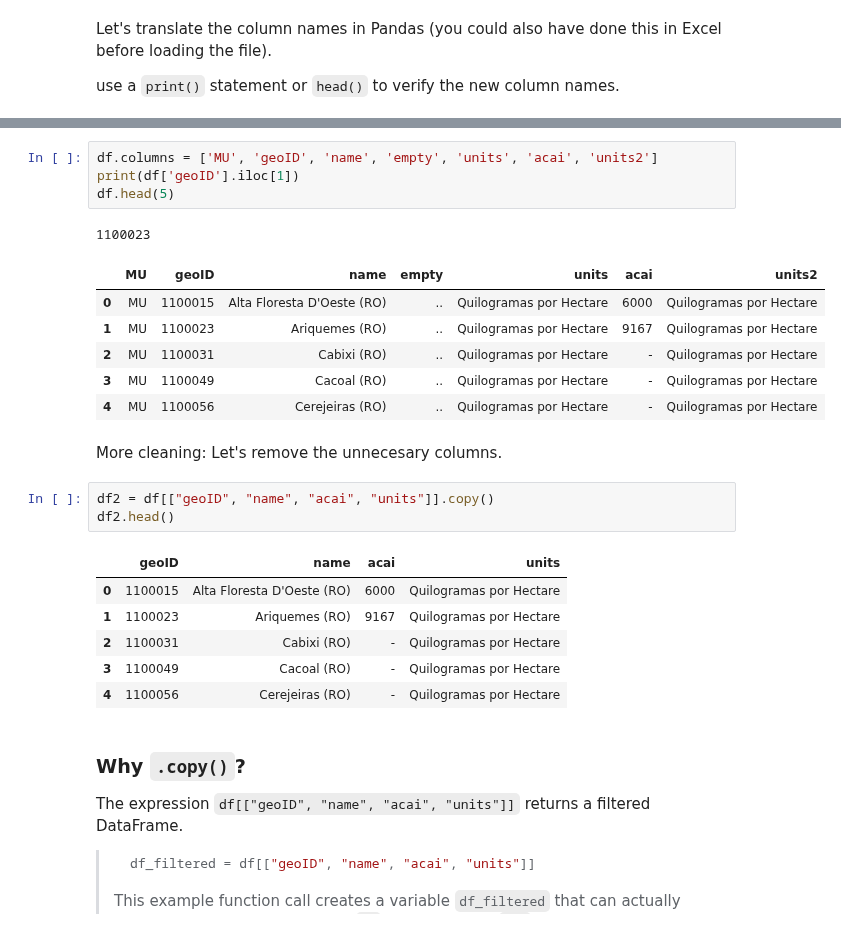
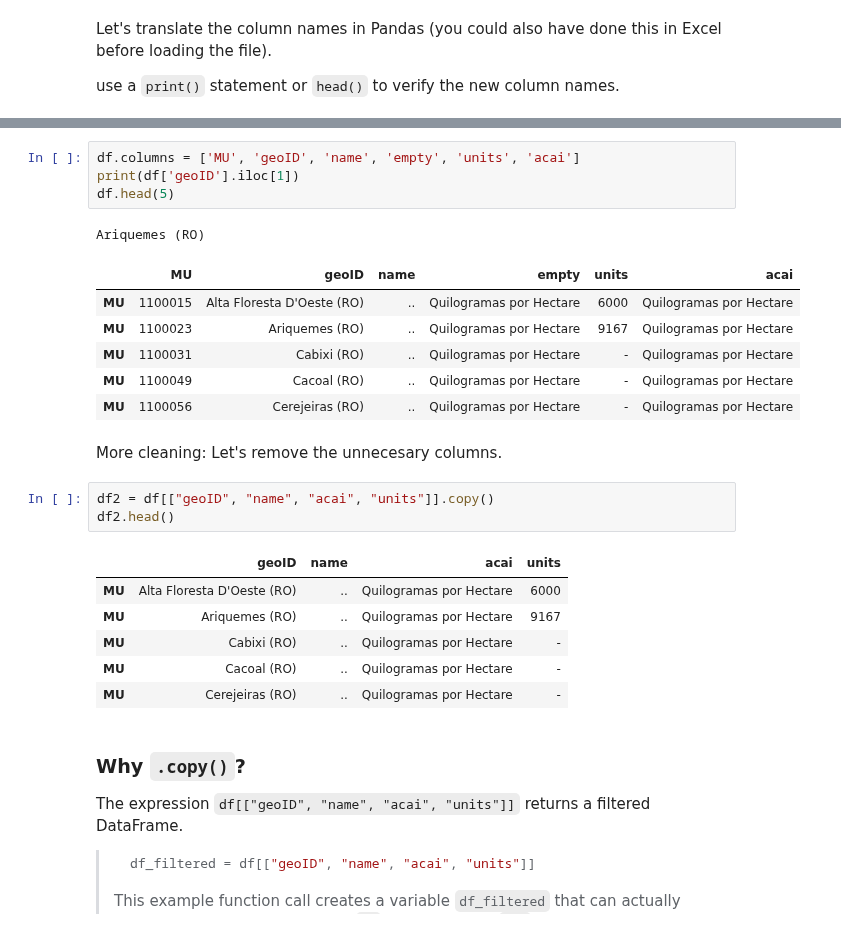
Before and after one commit to hailrod14/geog592-hailrod, a Jupyter notebook: homework/week04/GEOG592_Module3_Day2_pandas_Cleaning_Analysis_Vsept13.ipynb, the cells around one changed output, grey strips where cells are left out. Saved outputs shown, nothing was run; the diff lists cells and outputs as text.

```diff
--- a/homework/week04/GEOG592_Module3_Day2_pandas_Cleaning_Analysis_Vsept13.ipynb
+++ b/homework/week04/GEOG592_Module3_Day2_pandas_Cleaning_Analysis_Vsept13.ipynb
@@ -75,15 +88,15 @@ use a `print()` statement or `head()` to verify the new column names.
 # %%
-df.columns = ['MU', 'geoID', 'name', 'empty', 'units', 'acai', 'units2']
+df.columns = ['MU', 'geoID', 'name', 'empty', 'units', 'acai']
 print(df['geoID'].iloc[1])
 df.head(5)
 # %% [output]
-1100023
+Ariquemes (RO)
-|  | MU | geoID | name | empty | units | acai | units2 |
-| 0 | MU | 1100015 | Alta Floresta D'Oeste (RO) | .. | Quilogramas por Hectare | 6000 | Quilogramas por Hectare |
-| 1 | MU | 1100023 | Ariquemes (RO) | .. | Quilogramas por Hectare | 9167 | Quilogramas por Hectare |
-| 2 | MU | 1100031 | Cabixi (RO) | .. | Quilogramas por Hectare | - | Quilogramas por Hectare |
-| 3 | MU | 1100049 | Cacoal (RO) | .. | Quilogramas por Hectare | - | Quilogramas por Hectare |
-| 4 | MU | 1100056 | Cerejeiras (RO) | .. | Quilogramas por Hectare | - | Quilogramas por Hectare |
+|  | MU | geoID | name | empty | units | acai |
+| MU | 1100015 | Alta Floresta D'Oeste (RO) | .. | Quilogramas por Hectare | 6000 | Quilogramas por Hectare |
+| MU | 1100023 | Ariquemes (RO) | .. | Quilogramas por Hectare | 9167 | Quilogramas por Hectare |
+| MU | 1100031 | Cabixi (RO) | .. | Quilogramas por Hectare | - | Quilogramas por Hectare |
+| MU | 1100049 | Cacoal (RO) | .. | Quilogramas por Hectare | - | Quilogramas por Hectare |
+| MU | 1100056 | Cerejeiras (RO) | .. | Quilogramas por Hectare | - | Quilogramas por Hectare |
 # %% [markdown]
 More cleaning: Let's remove the unnecesary columns.
 # %%
@@ -91,11 +104,11 @@ df2 = df[["geoID", "name", "acai", "units"]].copy()
 df2.head()
 # %% [output]
 |  | geoID | name | acai | units |
-| 0 | 1100015 | Alta Floresta D'Oeste (RO) | 6000 | Quilogramas por Hectare |
-| 1 | 1100023 | Ariquemes (RO) | 9167 | Quilogramas por Hectare |
-| 2 | 1100031 | Cabixi (RO) | - | Quilogramas por Hectare |
-| 3 | 1100049 | Cacoal (RO) | - | Quilogramas por Hectare |
-| 4 | 1100056 | Cerejeiras (RO) | - | Quilogramas por Hectare |
+| MU | Alta Floresta D'Oeste (RO) | .. | Quilogramas por Hectare | 6000 |
+| MU | Ariquemes (RO) | .. | Quilogramas por Hectare | 9167 |
+| MU | Cabixi (RO) | .. | Quilogramas por Hectare | - |
+| MU | Cacoal (RO) | .. | Quilogramas por Hectare | - |
+| MU | Cerejeiras (RO) | .. | Quilogramas por Hectare | - |
 # %% [markdown]
 ### Why `.copy()`?
 
```
Also changed, not shown: parts of 26 cells of this notebook.
